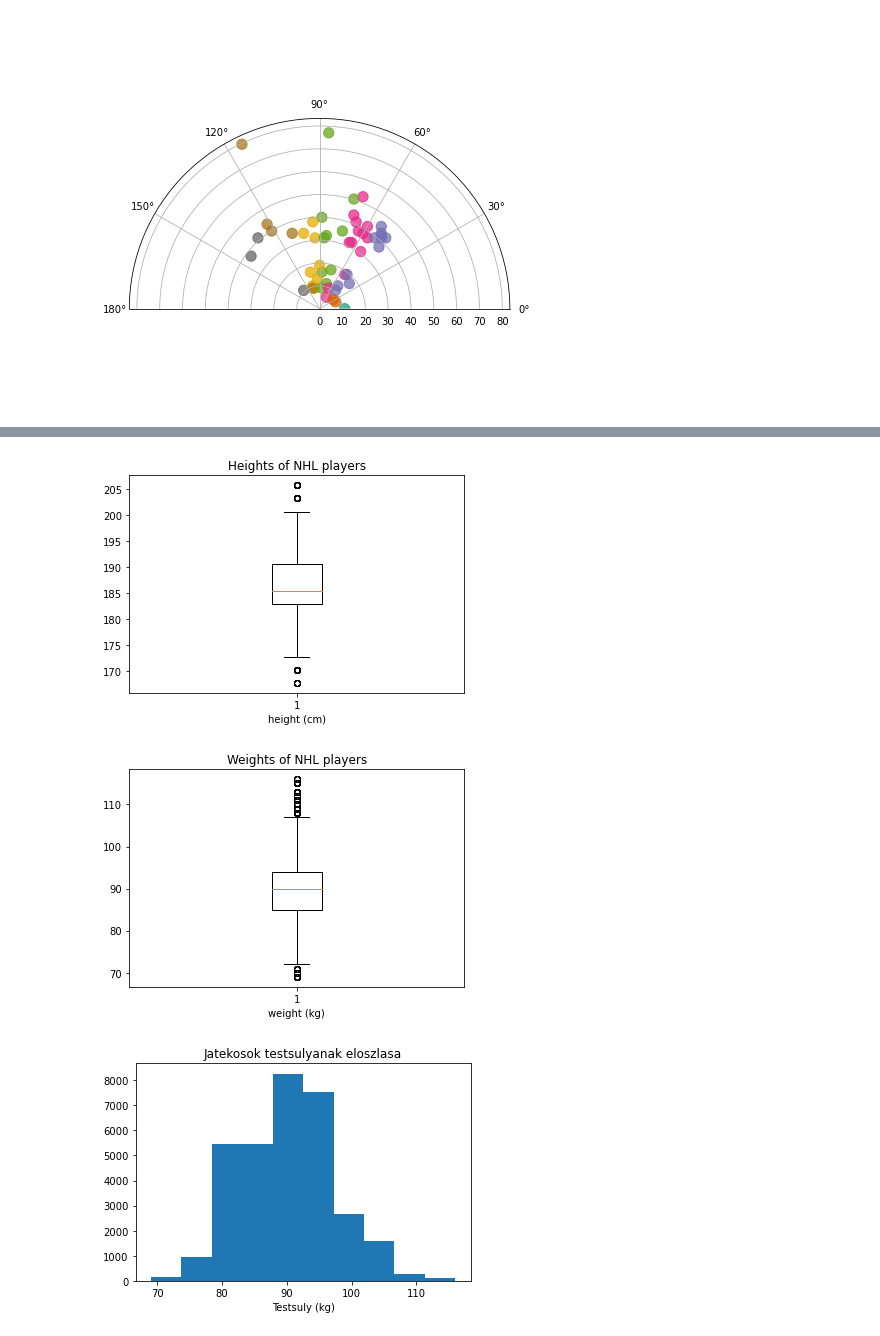
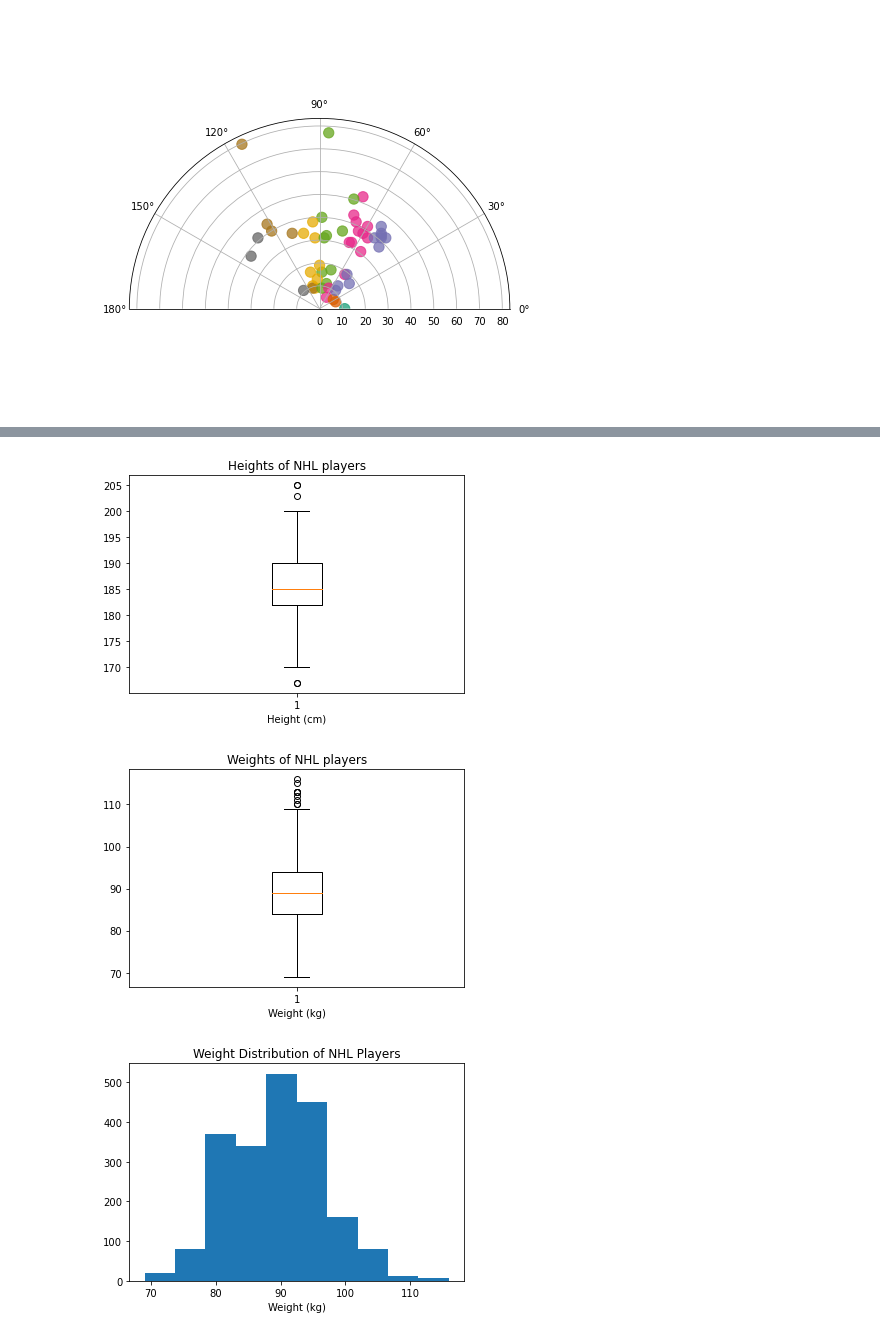
Before and after one commit to szonja126/NHL-Diplomamunka, a Jupyter notebook: readcsv.ipynb, the cells around one changed output, grey strips where cells are left out. Cells and saved outputs as stored; diff of their text form; code cells hidden in the pictures.

```diff
--- a/readcsv.ipynb
+++ b/readcsv.ipynb
@@ -606,22 +650,22 @@ players_df
 # %%
-plt.boxplot(players_df['height_cm'])
+plt.boxplot(players_distinct['height_cm'])
 plt.title('Heights of NHL players')
-plt.xlabel('height (cm)')
+plt.xlabel('Height (cm)')
 plt.show()
 # %% [output]
-[figure, old version]
+[figure, new version]
 # %%
-plt.boxplot(players_df['weight_kg'])
+plt.boxplot(players_distinct['weight_kg'])
 plt.title('Weights of NHL players')
-plt.xlabel('weight (kg)')
+plt.xlabel('Weight (kg)')
 plt.show()
 # %% [output]
-[figure, old version]
+[figure, new version]
 # %%
 #Data Exploratory: Distribution of weights
-plt.hist(players_df['weight_kg'])
-plt.title('Jatekosok testsulyanak eloszlasa')
-plt.xlabel('Testsuly (kg)')
+plt.hist(players_distinct['weight_kg'])
+plt.title('Weight Distribution of NHL Players')
+plt.xlabel('Weight (kg)')
 plt.show()
 # %% [output]
-[figure, old version]
+[figure, new version]
```
Also changed, not shown: parts of 43 cells of this notebook.
